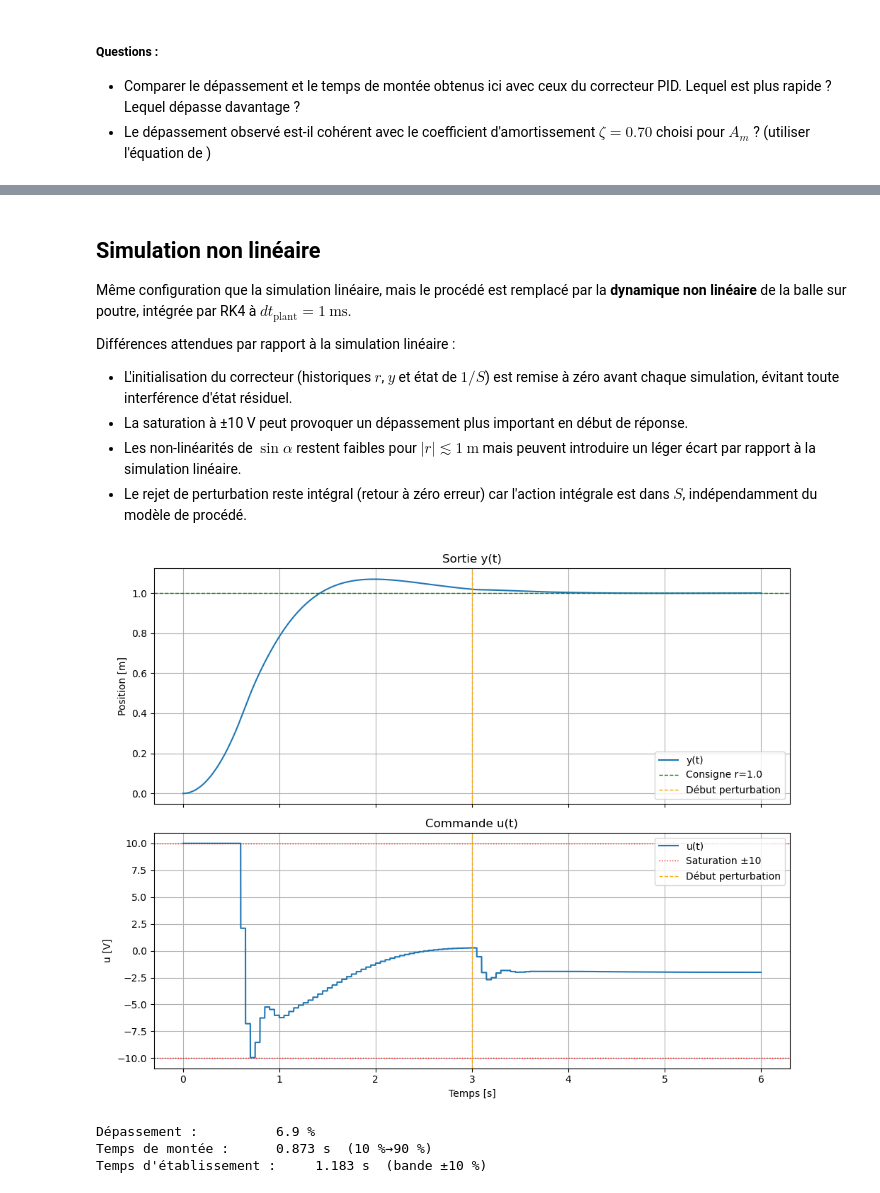
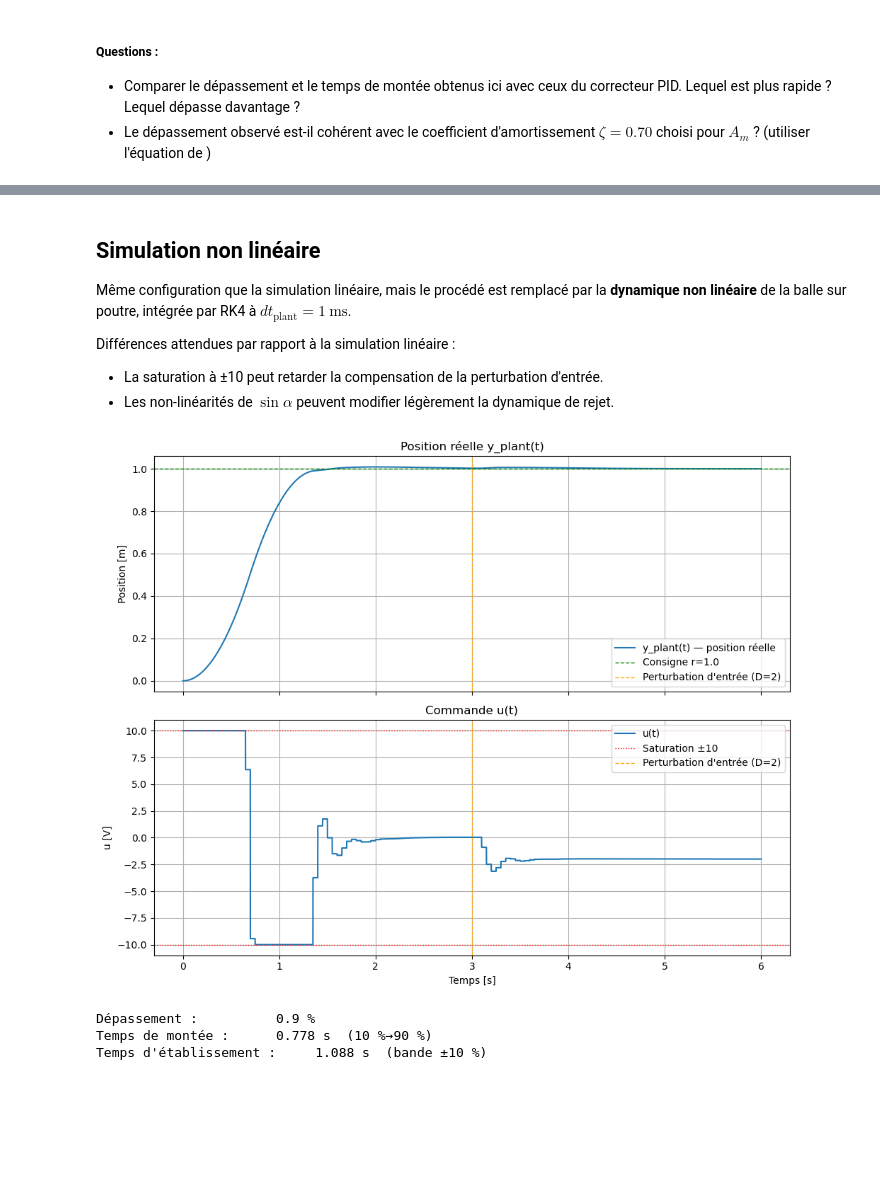
Before and after one commit to Bababoey123/PythonDiscreteControl, a Jupyter notebook: CommandeDoubleIntégrateur_RST.ipynb, the cells around one changed output, grey strips where cells are left out. Saved outputs shown, nothing was run; the diff lists cells and outputs as text; code cells hidden in the pictures; blank space fills up the shorter version.

```diff
--- a/CommandeDoubleIntégrateur_RST.ipynb
+++ b/CommandeDoubleIntégrateur_RST.ipynb
@@ -95,8 +95,8 @@ La fonction de transfert désirée est un **second ordre continu** caractérisé
 
 Le gain statique $y(t\rightarrow \infty)$ de $F_\text{des}$ doit être 1 ce qui garantit le suivi sans erreur de l'échelon.
 # %%
-omega0 = 2      # fréquence propre désirée [rad/s] — contrôle la rapidité de la réponse
-zeta   = 0.70   # coefficient d'amortissement
+omega0 = 2.3    # fréquence propre désirée [rad/s]
+zeta   = 0.85   # coefficient d'amortissement
 
 omega_carr = omega0 * omega0
 Am_s = [(1/omega_carr), (2.0*zeta/omega0), 1.0]                          # polynôme du 2nd ordre continu normalisé
@@ -327,45 +377,43 @@ plt.show()
 Même configuration que la simulation linéaire, mais le procédé est remplacé par la **dynamique non linéaire** de la balle sur poutre, intégrée par RK4 à $dt_\text{plant} = 1\ \text{ms}$.
 
 Différences attendues par rapport à la simulation linéaire :
-- L'initialisation du correcteur (historiques $r$, $y$ et état de $1/S$) est remise à zéro avant chaque simulation, évitant toute interférence d'état résiduel.
-- La saturation à ±10 V peut provoquer un dépassement plus important en début de réponse.
-- Les non-linéarités de $\sin\alpha$ restent faibles pour $|r| \lesssim 1\ \text{m}$ mais peuvent introduire un léger écart par rapport à la simulation linéaire.
-- Le rejet de perturbation reste intégral (retour à zéro erreur) car l'action intégrale est dans $S$, indépendamment du modèle de procédé.
+- La saturation à ±10 peut retarder la compensation de la perturbation d'entrée.
+- Les non-linéarités de $\sin\alpha$ peuvent modifier légèrement la dynamique de rejet.
 # %%
 logger_NL = SimLog()
 logger_NL = run_continuous_control_loop(sim_NL, rst_controller, reference, X_0, logger_NL, True, True)
 # %%
 fig, ax = plt.subplots(2, 1, figsize=(10, 8), sharex=True)
 
-ax[0].plot(logger_NL.t_hist, logger_NL.y_hist, label='y(t)')
+ax[0].plot(logger_NL.t_hist, logger_NL.y_hist, label='y_plant(t) — position réelle')
 ax[0].axhline(y=reference, color='green', linestyle='--', linewidth=1, label=f'Consigne r={reference}')
-ax[0].axvline(x=3, color='orange', linestyle='--', linewidth=1, label='Début perturbation')
-ax[0].set_title("Sortie y(t)")
+ax[0].axvline(x=3, color='orange', linestyle='--', linewidth=1, label="Perturbation d'entrée (D=2)")
+ax[0].set_title("Position réelle y_plant(t)")
 ax[0].set_ylabel("Position [m]")
 ax[0].legend()
 ax[0].grid()
 
 ax[1].plot(logger_NL.t_hist, logger_NL.u_hist, label='u(t)')
 ax[1].axhline(y= 10, color='red', linestyle=':', linewidth=1, label='Saturation ±10')
 ax[1].axhline(y=-10, color='red', linestyle=':', linewidth=1)
-ax[1].axvline(x=3, color='orange', linestyle='--', linewidth=1, label='Début perturbation')
+ax[1].axvline(x=3, color='orange', linestyle='--', linewidth=1, label="Perturbation d'entrée (D=2)")
 ax[1].set_title("Commande u(t)")
 ax[1].set_ylabel("u [V]")
 ax[1].set_xlabel("Temps [s]")
 ax[1].legend()
 ax[1].grid()
 
 plt.tight_layout()
 ## Décommenter pour enregistrer la figure
 #plt.savefig("Commande_RST_figure2.jpg")
 plt.show()
 # %% [output]
-[figure, old version]
+[figure, new version]
 # %%
 metriques.response_data(logger_NL,reference)
 # %% [output]
-Dépassement :          6.9 %
-Temps de montée :      0.873 s  (10 %→90 %)
-Temps d'établissement :     1.183 s  (bande ±10 %)
+Dépassement :          0.9 %
+Temps de montée :      0.778 s  (10 %→90 %)
+Temps d'établissement :     1.088 s  (bande ±10 %)
 # %% [markdown]
 ##### Questions :
```
Also changed, not shown: parts of 14 cells of this notebook, 3 other files.
